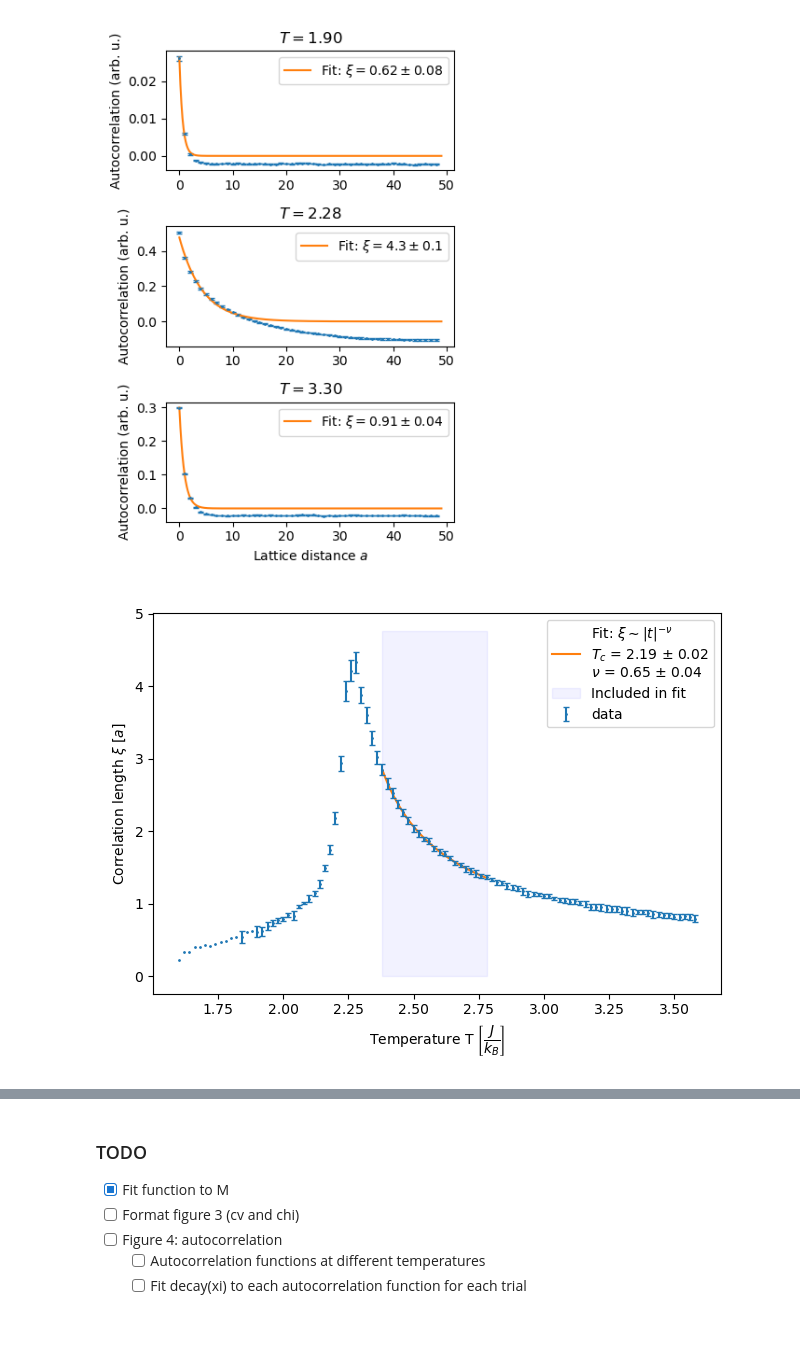
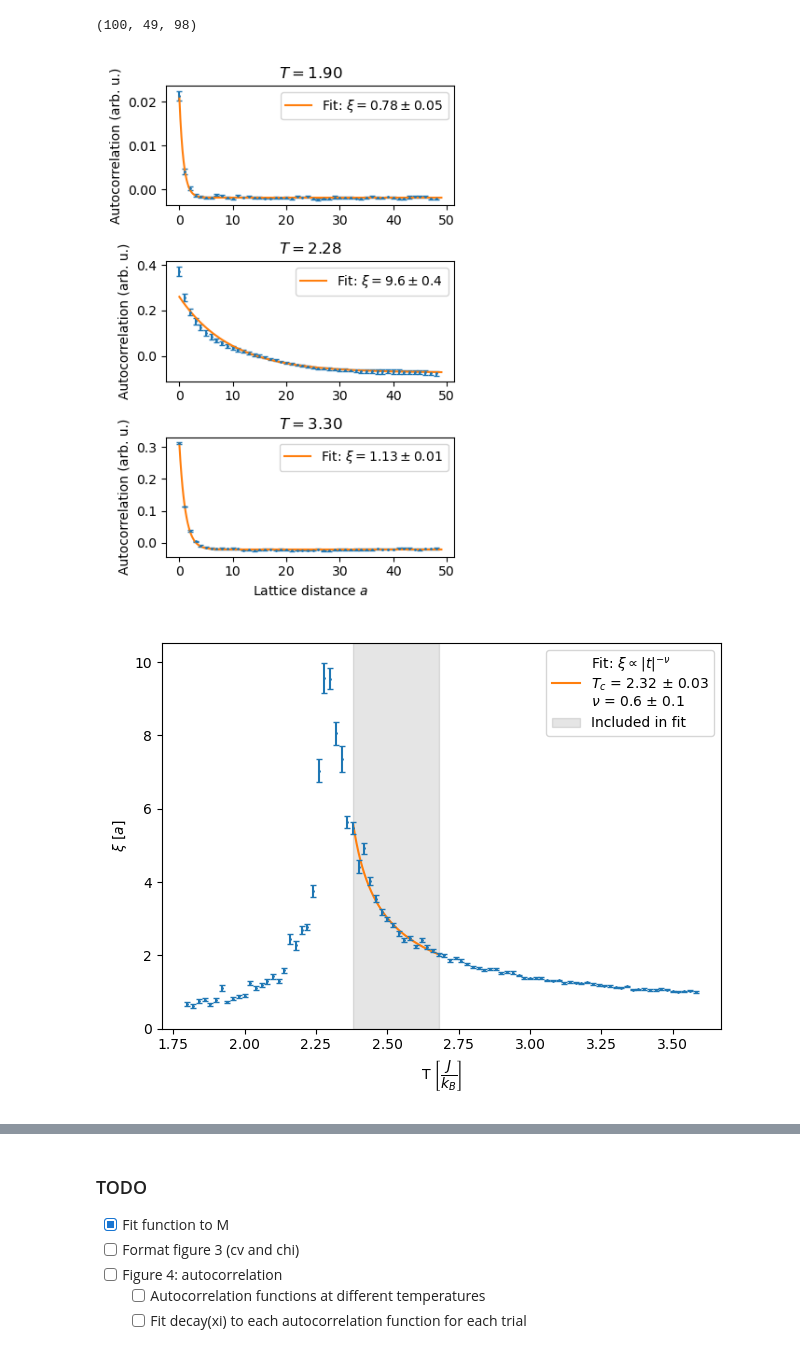
Before and after one commit to aderhall/phys382ising, a Jupyter notebook: analysis_notebooks/fit_observables.ipynb, the cells around one changed output, grey strips where cells are left out. Drawn from its saved outputs; the diff is of its cells as text; code cells hidden in the pictures.

```diff
--- a/analysis_notebooks/fit_observables.ipynb
+++ b/analysis_notebooks/fit_observables.ipynb
@@ -179,7 +201,7 @@ chi = params.N ** 2 * m_var_avg / temp
 chi_error = chi * m_var_error / m_var_avg # Propagate error in chi
 # %%
 partition_radius = 0.1 # In units of T
-outer_radius = 0.5
+outer_radius = 0.4
 analytic_T_c = 2.269
 # 2.269 is the analytic critical temperature for the 2D Ising model
 partition_l = temp.searchsorted(analytic_T_c - partition_radius)
@@ -187,3 +209,8 @@ partition_r = temp.searchsorted(analytic_T_c + partition_radius)
 
 outer_l = temp.searchsorted(analytic_T_c - outer_radius)
 outer_r = temp.searchsorted(analytic_T_c + outer_radius)
+print(f"Left: {temp[outer_l - 1]:.3f} <= T < {temp[partition_l - 1]:.3f}\nRight: {temp[partition_r]:.3f} <= T < {temp[outer_r]:.3f}")
+
+t_red = (temp - analytic_T_c) / analytic_T_c
+t_red_pos = t_red > 0
+mlogt = -np.log(t_red[t_red_pos])
@@ -282,24 +363,39 @@ plt.savefig(f"{test_path}/plots/fig3_chi.png")
 # %%
 # Get autocorrelation functions from sc_data
 # sc_data.shape = (100, 49, 31)
+sc_data.shape
+# %% [output]
+(100, 49, 98)
 # %%
-decay_fit = lambda x, a, b: a * np.exp(-b * x)
+decay_fit = lambda x, a, b, c: a * np.exp(-b * x) + c
+#decay_fit = lambda x, a, b: a * np.exp(-b * x)
+
 autocor_x = np.arange(sc_data.shape[1])
 
 xi = np.empty_like(temp)
 xi_error = np.empty_like(xi)
 autocor_amplitude = np.empty_like(xi)
+shift = np.zeros_like(xi)
 
 for i in range(len(temp)):
     autocor_y = sc_data[i, :, :].mean(axis=1)
     autocor_y_error = sc_data[i, :, :].std(axis=1) / np.sqrt(n_trials)
     max_x = np.argwhere(autocor_y < 0)[0, 0]
-    if max_x == 0:
-        xi[i] = np.nan
-        xi_error[i] = np.nan
-        continue
+
+    # ZERO THING
+    #if max_x <= 2:
+    #    xi[i] = np.nan
+    #    xi_error[i] = np.nan
+    #    continue
+    #sc_p, sc_covm = curve_fit(decay_fit, autocor_x[:max_x], autocor_y[:max_x], p0 = (autocor_y[0], 0.1), sigma=autocor_y_error[:max_x])
+    # END ZERO THING
+    #print(max_x)
     #sc_p, sc_covm = curve_fit(decay_fit, autocor_x, sc_data[i, trial], p0 = (1, 0.1))
-    sc_p, sc_covm = curve_fit(decay_fit, autocor_x[:max_x], autocor_y[:max_x], p0 = (autocor_y[0], 0.1), sigma=autocor_y_error[:max_x])
+
+    # Y INTERCEPT THING
+    sc_p, sc_covm = curve_fit(decay_fit, autocor_x, autocor_y, p0 = (autocor_y[0], 0.1, -0.01), sigma=autocor_y_error)
+    shift[i] = sc_p[2]
+
     xi[i] = 1 / sc_p[1]
     autocor_amplitude[i] = sc_p[0]
     xi_error[i] = np.sqrt(sc_covm[1, 1]) / sc_p[1] ** 2
@@ -319,14 +415,16 @@ for axis, idx in enumerate(temp_indices):
     ax[axis].set_ylabel(f"Autocorrelation (arb. u.)")
     ax[axis].errorbar(autocor_x, sc_data[idx].mean(axis=1), sc_data[idx].std(axis=1) / np.sqrt(n_trials), fmt=".", capsize=2, markersize=2)
     ax[axis].set_title(f"$T = {temp[idx]:.2f}$")
-    ax[axis].plot(autocor_x_fine, decay_fit(autocor_x_fine, autocor_amplitude[idx], 1 / xi[idx]), label=f"Fit: $\\xi = {fmt_err(xi[idx], xi_error[idx], tex=True)}$")
+    y = decay_fit(autocor_x_fine, autocor_amplitude[idx], 1 / xi[idx], shift[idx])
+    #y = decay_fit(autocor_x_fine, autocor_amplitude[idx], 1 / xi[idx])
+    ax[axis].plot(autocor_x_fine, y, label=f"Fit: $\\xi = {fmt_err(xi[idx], xi_error[idx], tex=True)}$")
     ax[axis].legend()
 
 fig.tight_layout()
 
 plt.savefig(f"{test_path}/plots/fig4_autocors.png")
 # %% [output]
-[figure, old version]
+[figure, new version]
 # %%
 xi_powerlaw = lambda T, a, nu, T_c: a * np.abs((T - T_c) / T_c)**(-nu)
 
@@ -336,19 +434,21 @@ xi_Tc = xi_p[2]
 # %%
 plt.close()
 fig, ax = plt.subplots()
 
 x = np.linspace(temp[partition_r], temp[outer_r], 500)
-ax.plot(x, xi_powerlaw(x, *xi_p), color="tab:orange", label=r"Fit: $\xi \sim |t|^{-\nu}$" + f"\n$T_c$ = {fmt_err(xi_p[2], np.sqrt(xi_covm[2, 2]))}\n$\\nu$ = {fmt_err(xi_p[1], np.sqrt(xi_covm[1, 1]))}")
-ax.fill_betweenx([0, xi.max() * 1.1], temp[partition_r], temp[outer_r], color="blue", alpha=0.05, label="Included in fit")
+ax.plot(x, xi_powerlaw(x, *xi_p), color="tab:orange", label=r"Fit: $\xi \propto |t|^{-\nu}$" + f"\n$T_c$ = {fmt_err(xi_p[2], np.sqrt(xi_covm[2, 2]))}\n$\\nu$ = {fmt_err(xi_p[1], np.sqrt(xi_covm[1, 1]))}")
+ax.fill_betweenx([0, xi.max() * 1.1], temp[partition_r], temp[outer_r], color="black", alpha=0.1, label="Included in fit")
 
-ax.errorbar(temp, xi, xi_error, fmt=".", capsize=2, color="tab:blue", markersize=2, label="data")
-ax.set_xlabel(r"Temperature T $\left[\dfrac{J}{k_B}\right]$")
-ax.set_ylabel(r"Correlation length $\xi$ $\left[a\right]$")
+ax.errorbar(temp, xi, xi_error, fmt=".", capsize=2, color="tab:blue", markersize=2)
+ax.set_xlabel(r"T $\left[\dfrac{J}{k_B}\right]$")
+ax.set_ylabel(r"$\xi$ $\left[a\right]$")
 
 ax.legend()
+
+ax.set_ylim(0, xi.max() * 1.1)
 
 fig.tight_layout()
 
 plt.savefig(f"{test_path}/plots/fig4_xi.png")
 # %% [output]
-[figure, old version]
+[figure, new version]
```
Also changed, not shown: parts of 16 cells of this notebook, 1 other file.
